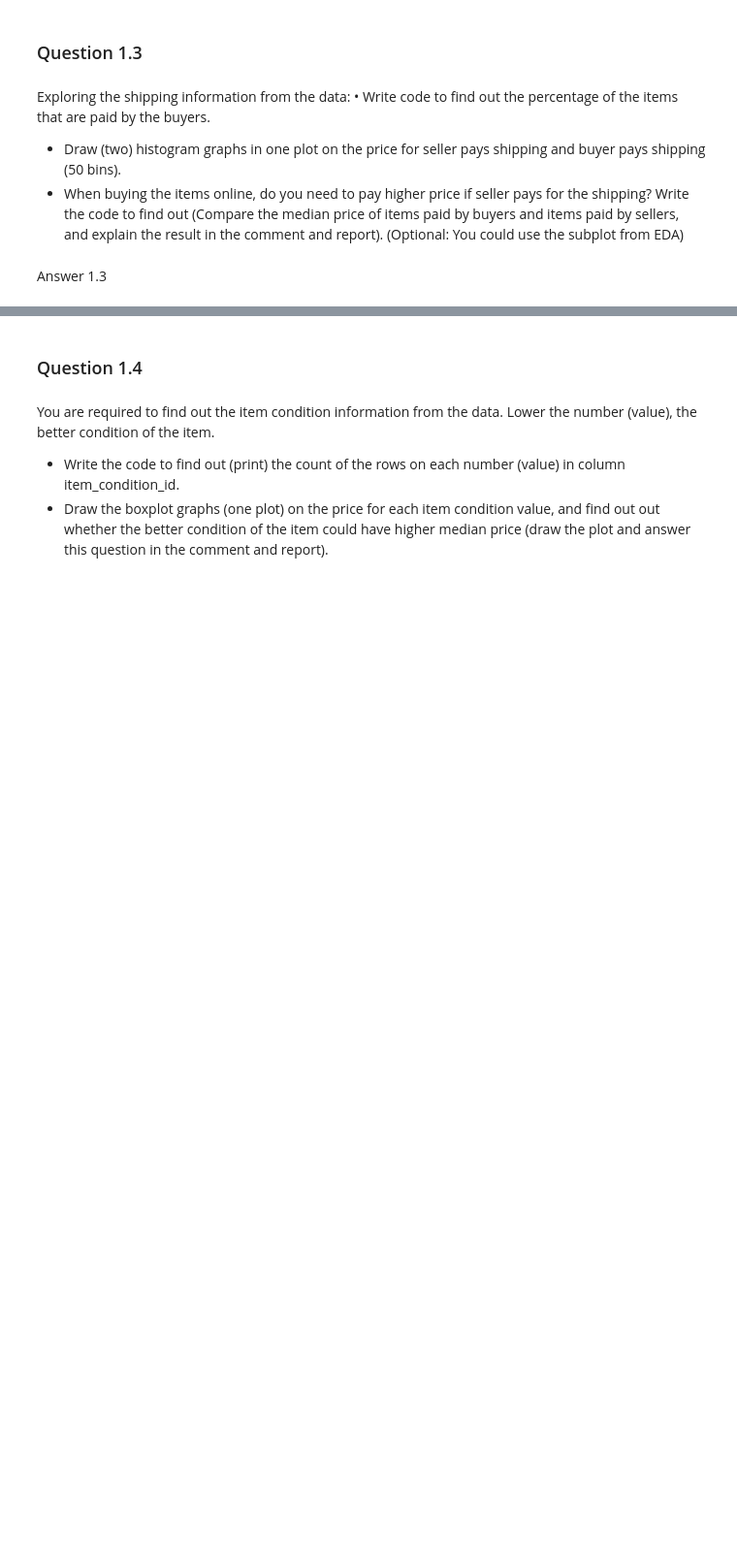
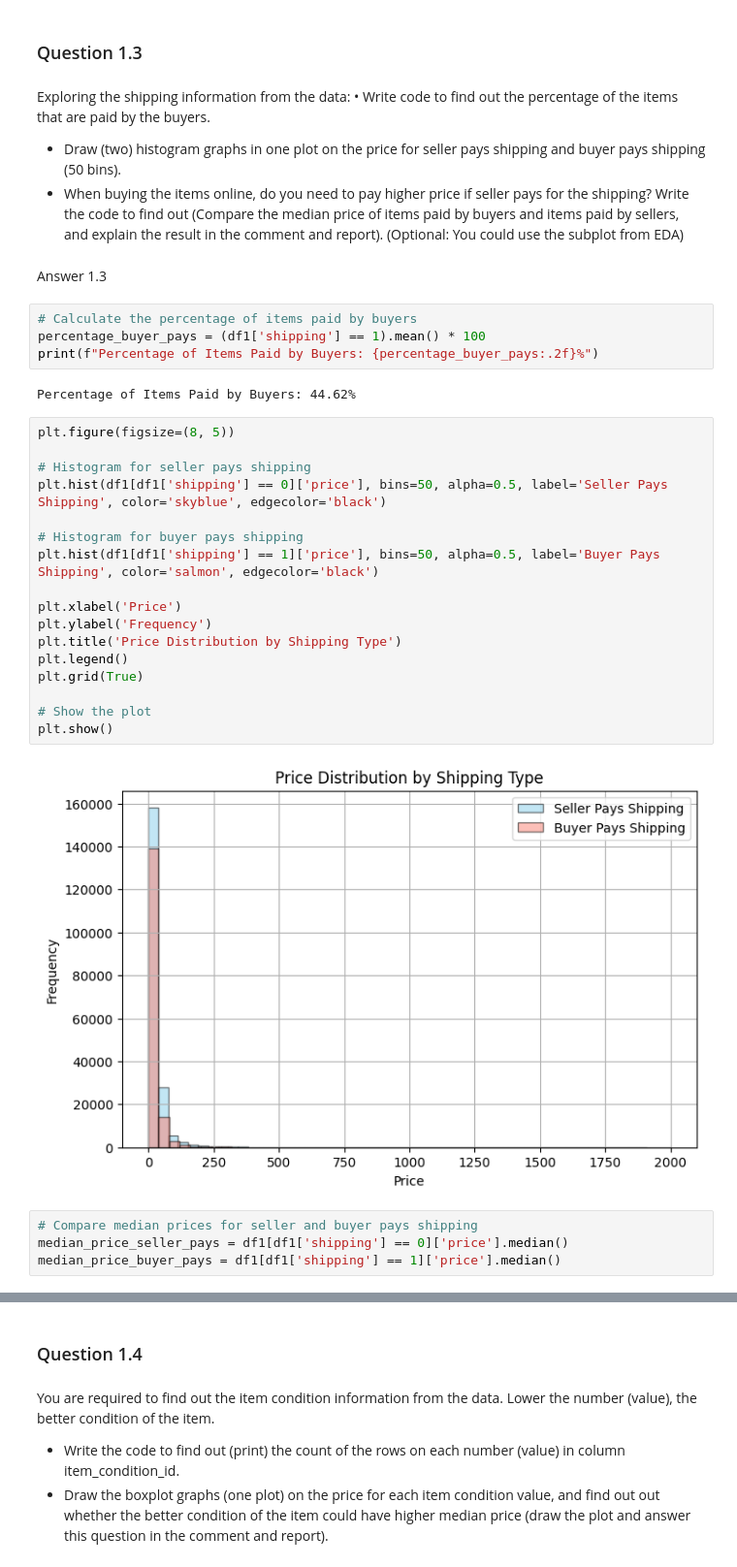
Before and after one commit to art-python/MSDeakin, a Jupyter notebook: SIG742Task2.ipynb, the cells around one changed output, grey strips where cells are left out. Shown: that part at 97% size. Saved outputs shown, nothing was run; the diff lists cells and outputs as text; blank space fills up the shorter version.

```diff
--- a/SIG742Task2.ipynb
+++ b/SIG742Task2.ipynb
@@ -112,3 +187,32 @@ and items paid by sellers, and explain the result in the comment and report).
 (Optional: You could use the subplot from EDA)
 # %% [markdown]
 Answer 1.3
+# %%
+# Calculate the percentage of items paid by buyers
+percentage_buyer_pays = (df1['shipping'] == 1).mean() * 100
+print(f"Percentage of Items Paid by Buyers: {percentage_buyer_pays:.2f}%")
+# %% [output]
+Percentage of Items Paid by Buyers: 44.62%
+# %%
+plt.figure(figsize=(8, 5))
+
+# Histogram for seller pays shipping
+plt.hist(df1[df1['shipping'] == 0]['price'], bins=50, alpha=0.5, label='Seller Pays Shipping', color='skyblue', edgecolor='black')
+
+# Histogram for buyer pays shipping
+plt.hist(df1[df1['shipping'] == 1]['price'], bins=50, alpha=0.5, label='Buyer Pays Shipping', color='salmon', edgecolor='black')
+
+plt.xlabel('Price')
+plt.ylabel('Frequency')
+plt.title('Price Distribution by Shipping Type')
+plt.legend()
+plt.grid(True)
+
+# Show the plot
+plt.show()
+# %% [output]
+[figure, added]
+# %%
+# Compare median prices for seller and buyer pays shipping
+median_price_seller_pays = df1[df1['shipping'] == 0]['price'].median()
+median_price_buyer_pays = df1[df1['shipping'] == 1]['price'].median()
```
Also changed, not shown: parts of 29 cells of this notebook.
